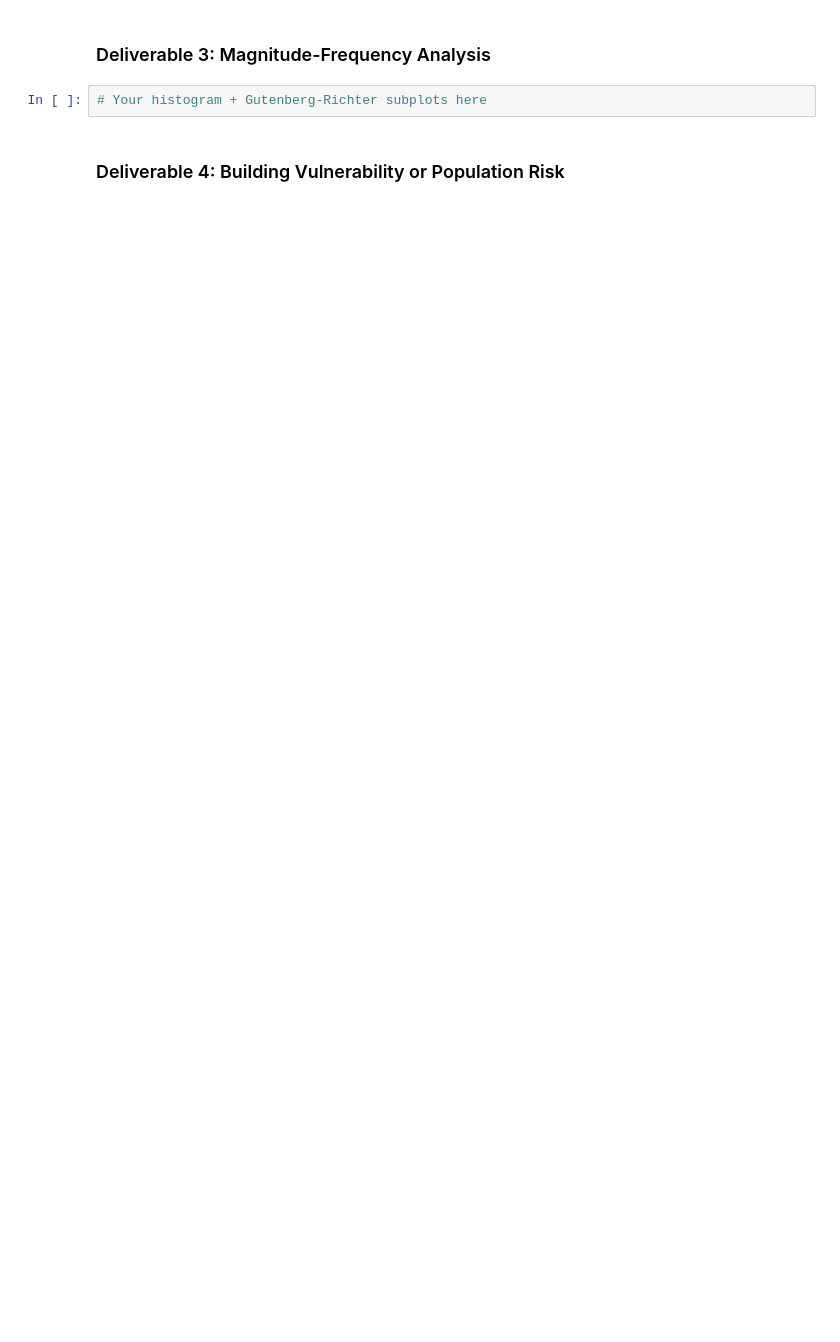
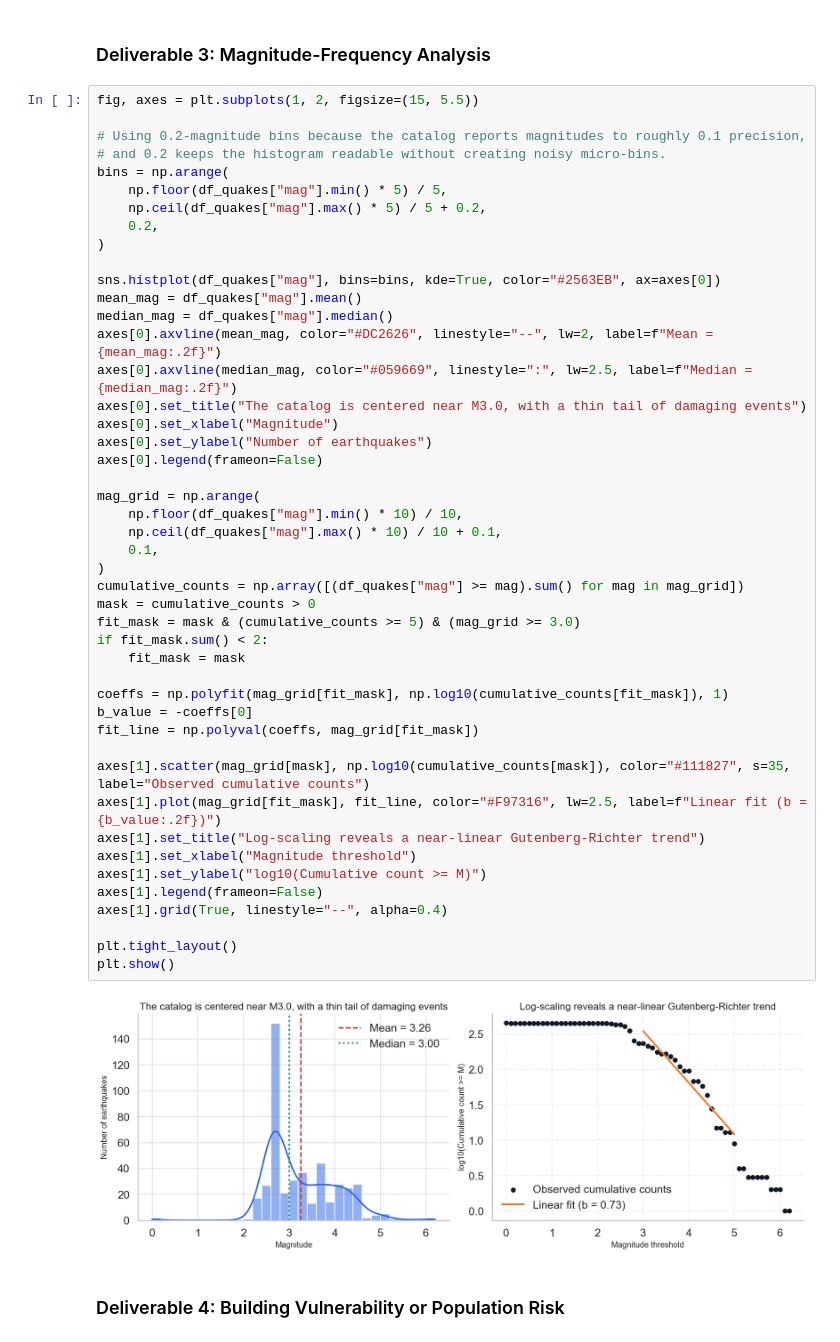
Before and after one commit to boralitost/CE49X, a Jupyter notebook: Week04_Matplotlib_Visualization/lab/Lab04_Istanbul_Earthquake_Risk_Dashboard.ipynb, the cells around one changed output. Saved outputs shown, nothing was run; the diff lists cells and outputs as text; blank space fills up the shorter version.

```diff
--- a/Week04_Matplotlib_Visualization/lab/Lab04_Istanbul_Earthquake_Risk_Dashboard.ipynb
+++ b/Week04_Matplotlib_Visualization/lab/Lab04_Istanbul_Earthquake_Risk_Dashboard.ipynb
@@ -340,7 +648,53 @@ plt.rcParams['font.size'] = 12
 # %% [markdown]
 ### Deliverable 3: Magnitude-Frequency Analysis
 # %%
-# Your histogram + Gutenberg-Richter subplots here
+fig, axes = plt.subplots(1, 2, figsize=(15, 5.5))
+
+# Using 0.2-magnitude bins because the catalog reports magnitudes to roughly 0.1 precision,
+# and 0.2 keeps the histogram readable without creating noisy micro-bins.
+bins = np.arange(
+    np.floor(df_quakes["mag"].min() * 5) / 5,
+    np.ceil(df_quakes["mag"].max() * 5) / 5 + 0.2,
+    0.2,
+)
+
+sns.histplot(df_quakes["mag"], bins=bins, kde=True, color="#2563EB", ax=axes[0])
+mean_mag = df_quakes["mag"].mean()
+median_mag = df_quakes["mag"].median()
+axes[0].axvline(mean_mag, color="#DC2626", linestyle="--", lw=2, label=f"Mean = {mean_mag:.2f}")
+axes[0].axvline(median_mag, color="#059669", linestyle=":", lw=2.5, label=f"Median = {median_mag:.2f}")
+axes[0].set_title("The catalog is centered near M3.0, with a thin tail of damaging events")
+axes[0].set_xlabel("Magnitude")
+axes[0].set_ylabel("Number of earthquakes")
+axes[0].legend(frameon=False)
+
+mag_grid = np.arange(
+    np.floor(df_quakes["mag"].min() * 10) / 10,
+    np.ceil(df_quakes["mag"].max() * 10) / 10 + 0.1,
+    0.1,
+)
+cumulative_counts = np.array([(df_quakes["mag"] >= mag).sum() for mag in mag_grid])
+mask = cumulative_counts > 0
+fit_mask = mask & (cumulative_counts >= 5) & (mag_grid >= 3.0)
+if fit_mask.sum() < 2:
+    fit_mask = mask
+
+coeffs = np.polyfit(mag_grid[fit_mask], np.log10(cumulative_counts[fit_mask]), 1)
+b_value = -coeffs[0]
+fit_line = np.polyval(coeffs, mag_grid[fit_mask])
+
+axes[1].scatter(mag_grid[mask], np.log10(cumulative_counts[mask]), color="#111827", s=35, label="Observed cumulative counts")
+axes[1].plot(mag_grid[fit_mask], fit_line, color="#F97316", lw=2.5, label=f"Linear fit (b = {b_value:.2f})")
+axes[1].set_title("Log-scaling reveals a near-linear Gutenberg-Richter trend")
+axes[1].set_xlabel("Magnitude threshold")
+axes[1].set_ylabel("log10(Cumulative count >= M)")
+axes[1].legend(frameon=False)
+axes[1].grid(True, linestyle="--", alpha=0.4)
+
+plt.tight_layout()
+plt.show()
+# %% [output]
+[figure, added]
 # %% [markdown]
 ### Deliverable 4: Building Vulnerability or Population Risk
 # %%
```
Also changed, not shown: parts of 9 cells of this notebook, 7 other files.
